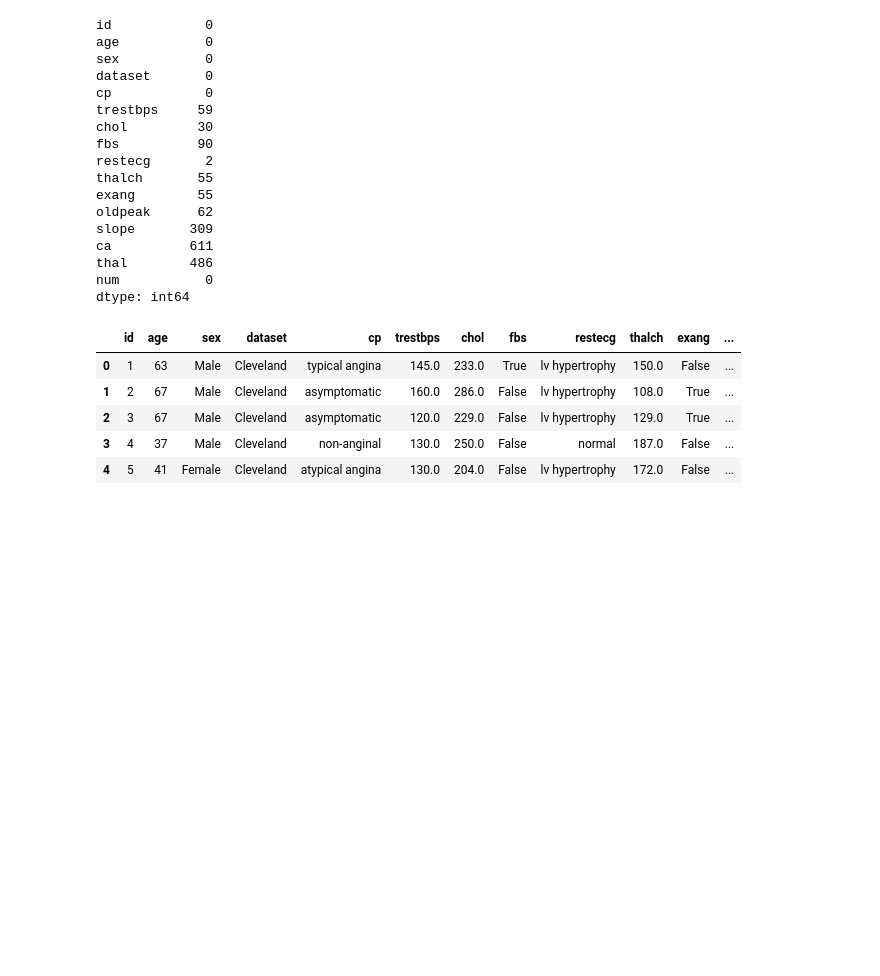
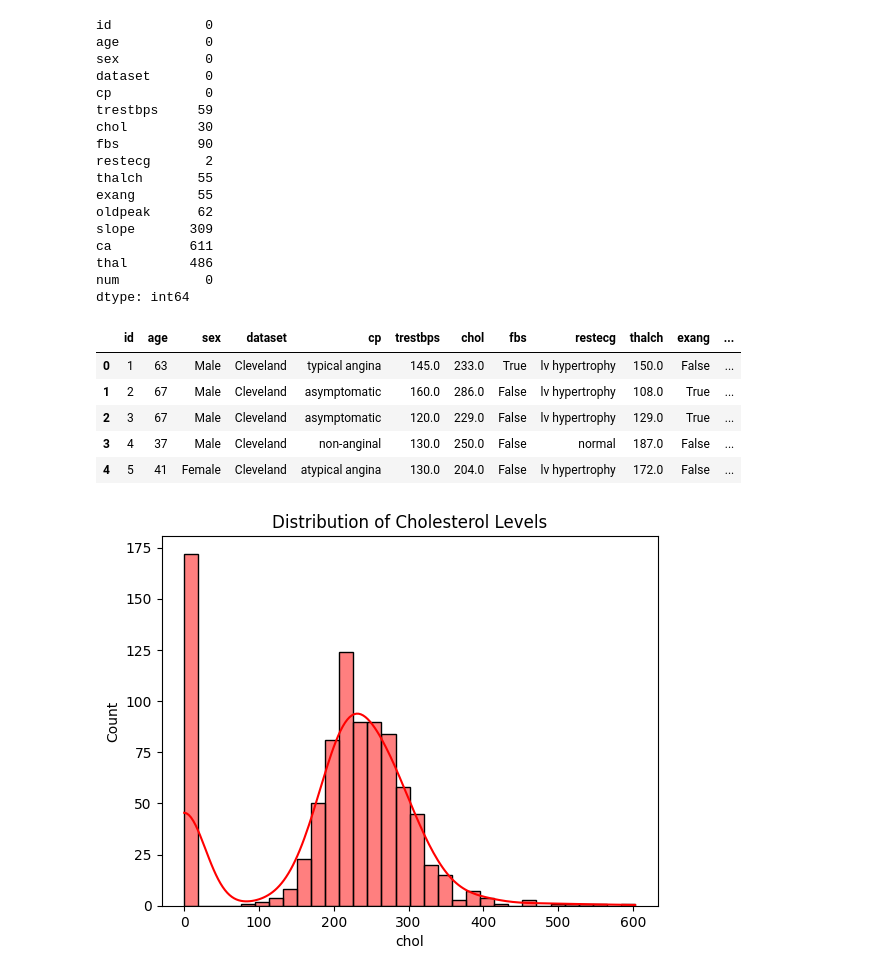
Before and after one commit to iws3/MarkGPT, a Jupyter notebook: contributors/gita/module-3/ucl_heart_disease.ipynb, the cells around one changed output. Cells and saved outputs as stored; diff of their text form; code cells hidden in the pictures; blank space fills up the shorter version.

```diff
--- a/contributors/gita/module-3/ucl_heart_disease.ipynb
+++ b/contributors/gita/module-3/ucl_heart_disease.ipynb
@@ -92,3 +92,9 @@ df.head(5)
 | 2 | 3 | 67 | Male | Cleveland | asymptomatic | 120.0 | 229.0 | False | lv hypertrophy | 129.0 | True | ... |
 | 3 | 4 | 37 | Male | Cleveland | non-anginal | 130.0 | 250.0 | False | normal | 187.0 | False | ... |
 | 4 | 5 | 41 | Female | Cleveland | atypical angina | 130.0 | 204.0 | False | lv hypertrophy | 172.0 | False | ... |
+# %%
+sns.histplot(df["chol"], kde=True,color="Red")
+plt.title("Distribution of Cholesterol Levels")
+plt.show()
+# %% [output]
+[figure, added]
```
Also changed, not shown: parts of 2 cells of this notebook.
